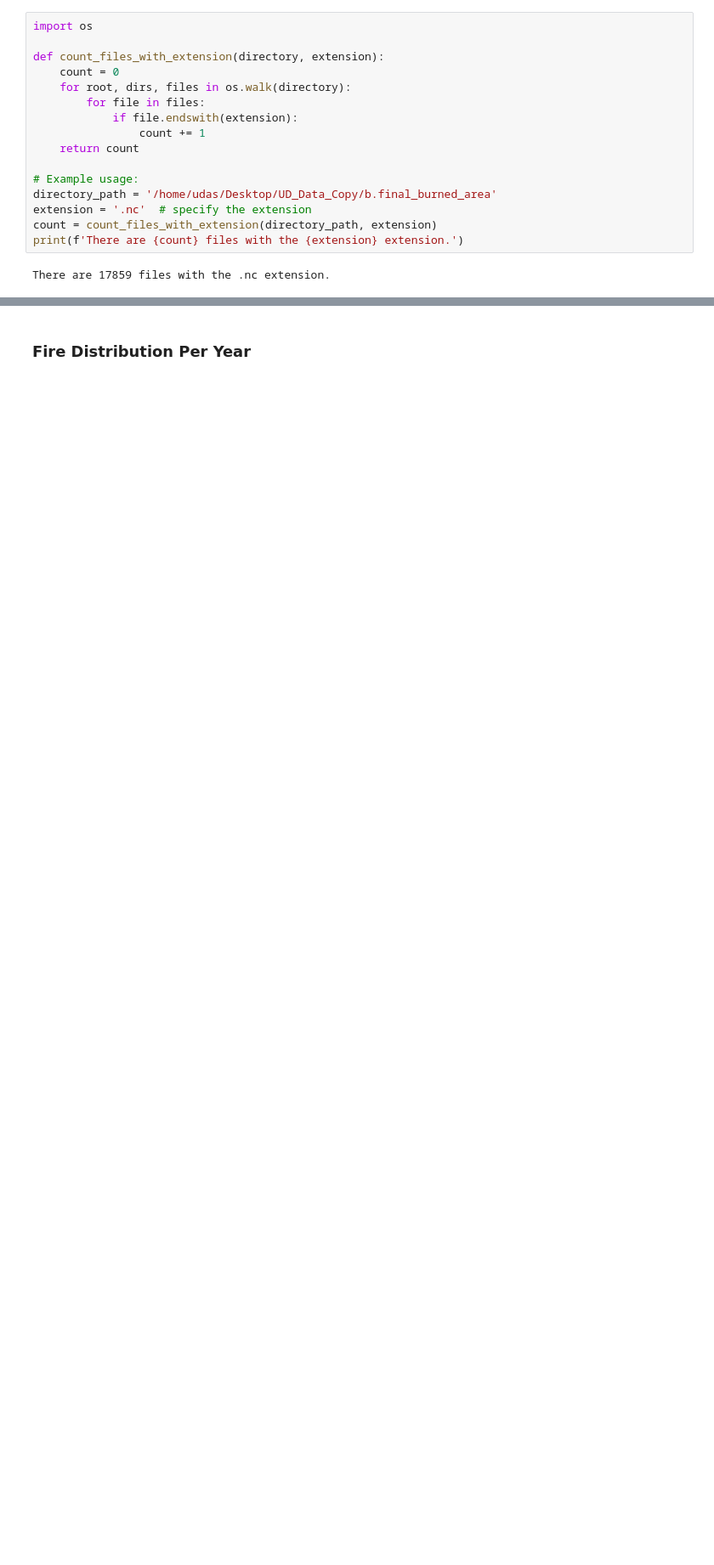
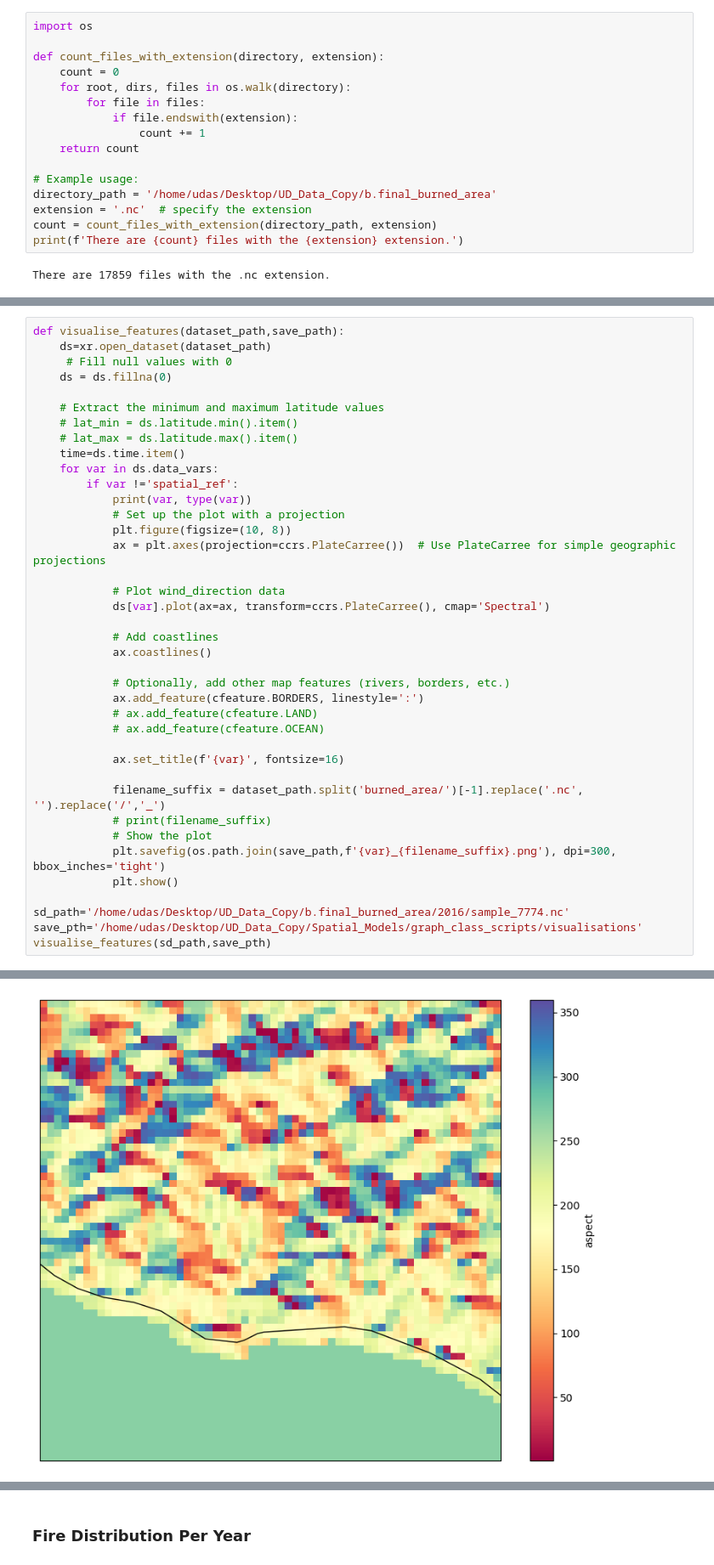
Before and after one commit to ursuladas/segmentation_models_for_burned_area, a Jupyter notebook: EDA/analysis.ipynb, the cells around one changed output, grey strips where cells are left out. Shown at 85% size. Cells and saved outputs as stored; diff of their text form; blank space fills up the shorter version.

```diff
--- a/EDA/analysis.ipynb
+++ b/EDA/analysis.ipynb
@@ -36,0 +155,40 @@ There are 17859 files with the .nc extension.
+# %%
+def visualise_features(dataset_path,save_path):
+    ds=xr.open_dataset(dataset_path)
+     # Fill null values with 0
+    ds = ds.fillna(0)
+
+    # Extract the minimum and maximum latitude values
+    # lat_min = ds.latitude.min().item()
+    # lat_max = ds.latitude.max().item()
+    time=ds.time.item()
+    for var in ds.data_vars:
+        if var !='spatial_ref':
+            print(var, type(var))
+            # Set up the plot with a projection
+            plt.figure(figsize=(10, 8))
+            ax = plt.axes(projection=ccrs.PlateCarree())  # Use PlateCarree for simple geographic projections
+
+            # Plot wind_direction data
+            ds[var].plot(ax=ax, transform=ccrs.PlateCarree(), cmap='Spectral')
+
+            # Add coastlines
+            ax.coastlines()
+
+            # Optionally, add other map features (rivers, borders, etc.)
+            ax.add_feature(cfeature.BORDERS, linestyle=':')
+            # ax.add_feature(cfeature.LAND)
+            # ax.add_feature(cfeature.OCEAN)
+
+            ax.set_title(f'{var}', fontsize=16)
+
+            filename_suffix = dataset_path.split('burned_area/')[-1].replace('.nc', '').replace('/','_')
+            # print(filename_suffix)
+            # Show the plot
+            plt.savefig(os.path.join(save_path,f'{var}_{filename_suffix}.png'), dpi=300, bbox_inches='tight')
+            plt.show()
+
+sd_path='/home/udas/Desktop/UD_Data_Copy/b.final_burned_area/2016/sample_7774.nc'
+save_pth='/home/udas/Desktop/UD_Data_Copy/Spatial_Models/graph_class_scripts/visualisations'
+visualise_features(sd_path,save_pth)
+# %% [output]
@@ -36,0 +197 @@ There are 17859 files with the .nc extension.
+[figure, added]
```
Also changed, not shown: parts of 7 cells of this notebook.
